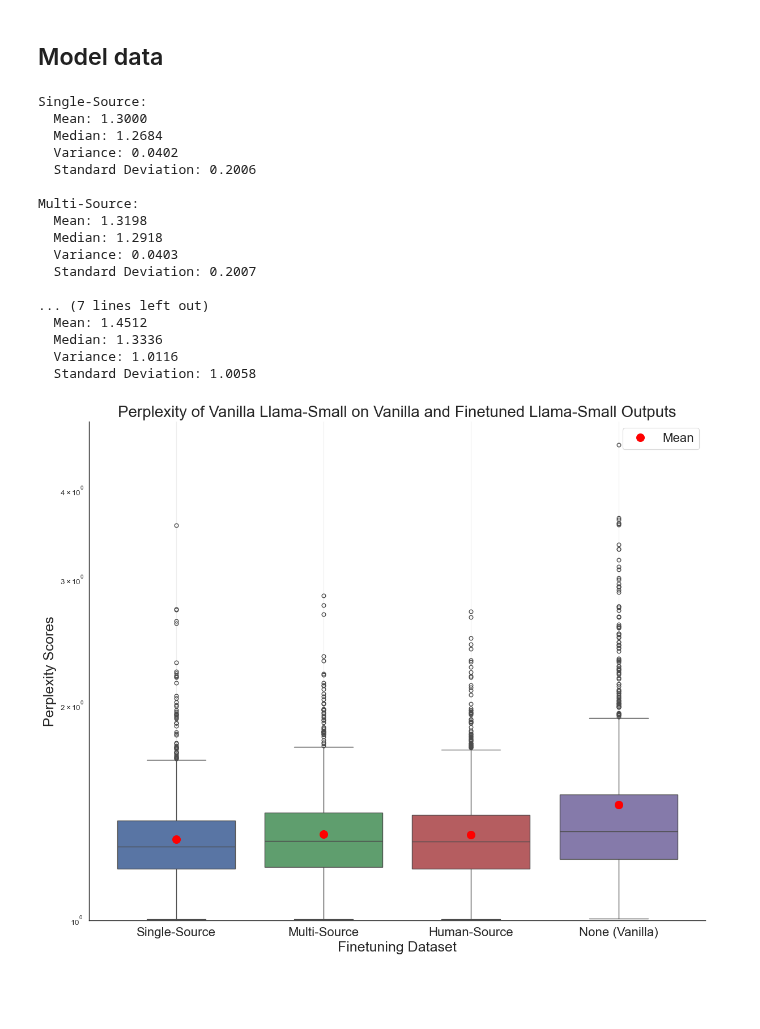
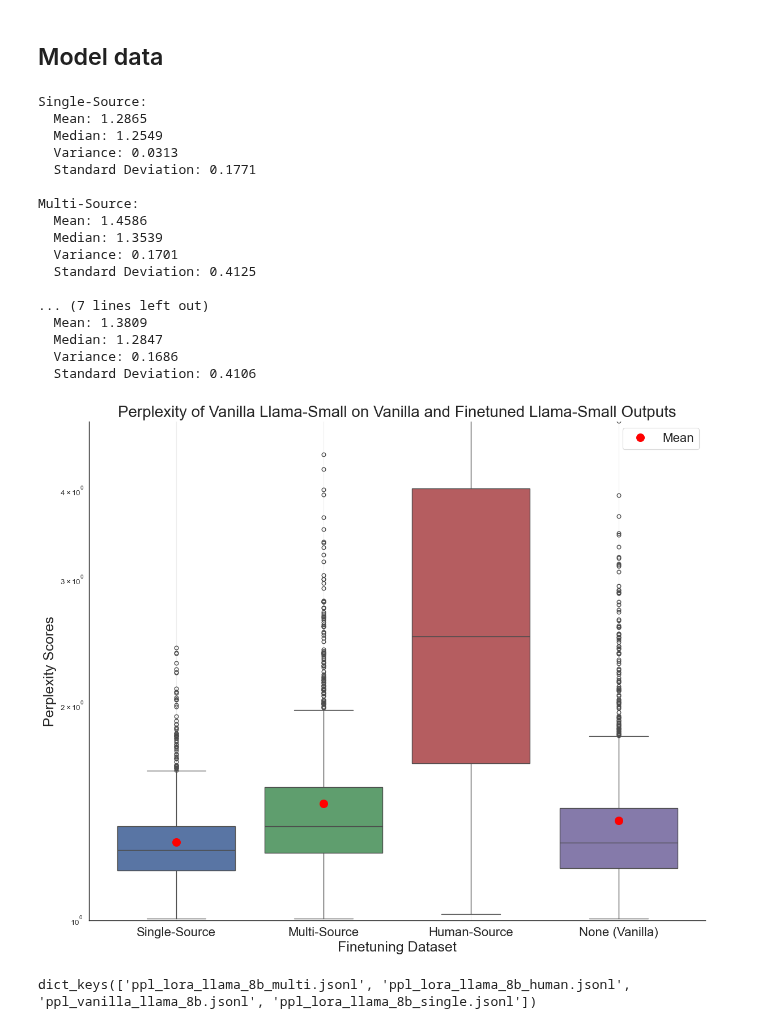
Before and after one commit to maxschaffelder/synthetic_data_diversity, a Jupyter notebook: exp_1/metric_calculation/perplexity/perplexity.ipynb, the cells around one changed output. Drawn from its saved outputs; the diff is of its cells as text; code cells hidden in the pictures; blank space fills up the shorter version.

```diff
--- a/exp_1/metric_calculation/perplexity/perplexity.ipynb
+++ b/exp_1/metric_calculation/perplexity/perplexity.ipynb
@@ -18,14 +20,15 @@ set_thesis_style()
 ## Model data
 # %%
 # Get all perplexity files
-ppl_files = glob.glob("/Users/maxschaffelder/Desktop/Thesis/Data/exp_1/data/small/ppl/*_ppl.jsonl")
+ppl_files_small = glob.glob("/Users/maxschaffelder/Desktop/Thesis/data/exp_1/small/perplexity/ppl*.jsonl")
+ppl_files_medium = glob.glob("/Users/maxschaffelder/Desktop/Thesis/data/exp_1/medium/perplexity/ppl*.jsonl")
 
 # Define datasets in desired order with their corresponding filenames
 datasets = [
-    ("Single-Source", "generation_results_lora_llama_8b_single_v8_ppl.jsonl"),
-    ("Multi-Source", "generation_results_lora_llama_8b_multi_v3_ppl.jsonl"),
-    ("Human-Source", "generation_results_lora_llama_8b_human_v3_ppl.jsonl"),
-    ("None (Vanilla)", "dolly_test_Llama_ppl.jsonl")
+    ("Single-Source", "ppl_lora_llama_8b_single.jsonl"),
+    ("Multi-Source", "ppl_lora_llama_8b_multi.jsonl"),
+    ("Human-Source", "ppl_lora_llama_8b_human.jsonl"),
+    ("None (Vanilla)", "ppl_vanilla_llama_8b.jsonl")
 ]
 
 # Create set of target filenames for quick lookup
@@ -33,14 +36,14 @@ target_files = {filename for _, filename in datasets}
 
 # Extract perplexity values
 perplexities_by_file = {}
-for file in ppl_files:
+for file in ppl_files_small:
     file_name = os.path.basename(file)
     if file_name in target_files:
         perplexities_by_file[file_name] = []
         with open(file, 'r') as f:
             for line in f:
                 data = json.loads(line)
-                perp = data["token_probabilities_Llama-3.1-8B-Instruct"]["perplexity"]
+                perp = data["token_probabilities"]["perplexity"]
                 perplexities_by_file[file_name].append(perp)
 
 # Prepare data for plotting
@@ -58,58 +61,63 @@ for dataset_name, file_name in datasets:
 
         # Calculate and store statistics
         mean_val = np.mean(perplexities)
+        median_val = np.median(perplexities)
         variance = np.var(perplexities)
         mean_perplexities[dataset_name] = mean_val
 
         print(f"{dataset_name}:")
         print(f"  Mean: {mean_val:.4f}")
-        print(f"  Median: {np.median(perplexities):.4f}")
+        print(f"  Median: {median_val:.4f}")
         print(f"  Variance: {variance:.4f}")
         print(f"  Standard Deviation: {np.sqrt(variance):.4f}")
         print()
 
 # Create the plot
 plt.figure(figsize=(12, 10))
 sns.boxplot(x=boxplot_labels, y=boxplot_data, palette=sns.color_palette()[:4], hue=boxplot_labels)
 
 # Add mean points
 for i, (dataset_name, _) in enumerate(datasets):
     if dataset_name in mean_perplexities:
         plt.plot(i, mean_perplexities[dataset_name], 'o', color='red', markersize=10,
                 label='Mean' if i == 0 else "")
 
 # Styling
 plt.xlabel('Finetuning Dataset', fontsize=18)
 plt.ylabel('Perplexity Scores', fontsize=18)
 plt.title('Perplexity of Vanilla Llama-Small on Vanilla and Finetuned Llama-Small Outputs', fontsize=20)
 plt.yscale('log')
 plt.ylim(1, 5)
 plt.grid(alpha=0.7)
 plt.legend(fontsize=16)
 plt.xticks(fontsize=16)
 plt.tight_layout()
 
-plt.savefig('/Users/maxschaffelder/Desktop/Thesis/plots/exp_1/ppl/box_ppl_small_v3.png', dpi=300)
+#plt.savefig('/Users/maxschaffelder/Desktop/Thesis/plots/exp_1/ppl/box_ppl_small_v3.png', dpi=300)
 plt.show()
 # %% [output]
 Single-Source:
-  Mean: 1.3000
-  Median: 1.2684
-  Variance: 0.0402
-  Standard Deviation: 0.2006
+  Mean: 1.2865
+  Median: 1.2549
+  Variance: 0.0313
+  Standard Deviation: 0.1771
 
 Multi-Source:
-  Mean: 1.3198
-  Median: 1.2918
-  Variance: 0.0403
-  Standard Deviation: 0.2007
+  Mean: 1.4586
+  Median: 1.3539
+  Variance: 0.1701
+  Standard Deviation: 0.4125
 
 ... (7 lines left out)
-  Mean: 1.4512
-  Median: 1.3336
-  Variance: 1.0116
-  Standard Deviation: 1.0058
+  Mean: 1.3809
+  Median: 1.2847
+  Variance: 0.1686
+  Standard Deviation: 0.4106
-[figure, old version]
+[figure, new version]
+# %%
+perplexities_by_file.keys()
+# %% [output]
+dict_keys(['ppl_lora_llama_8b_multi.jsonl', 'ppl_lora_llama_8b_human.jsonl', 'ppl_vanilla_llama_8b.jsonl', 'ppl_lora_llama_8b_single.jsonl'])
 # %%
 # Perform Kruskal-Wallis H-test (non-parametric ANOVA) to test if distributions are significantly different
 groups = [perplexities for perplexities in perplexities_by_file.values()]
```
Also changed, not shown: parts of 7 cells of this notebook.
